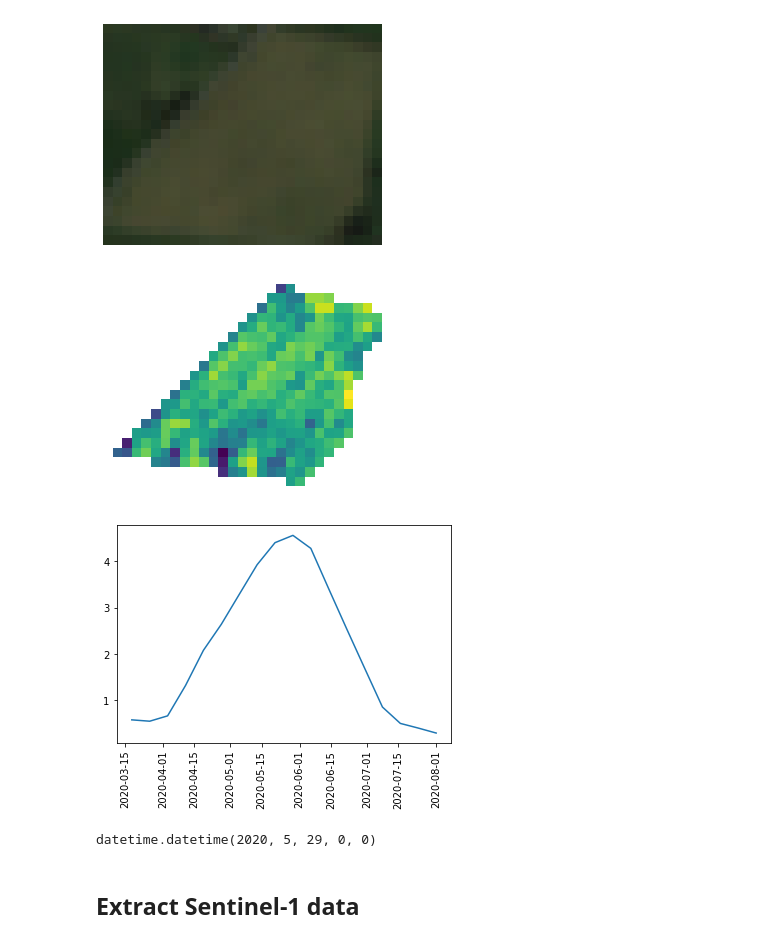
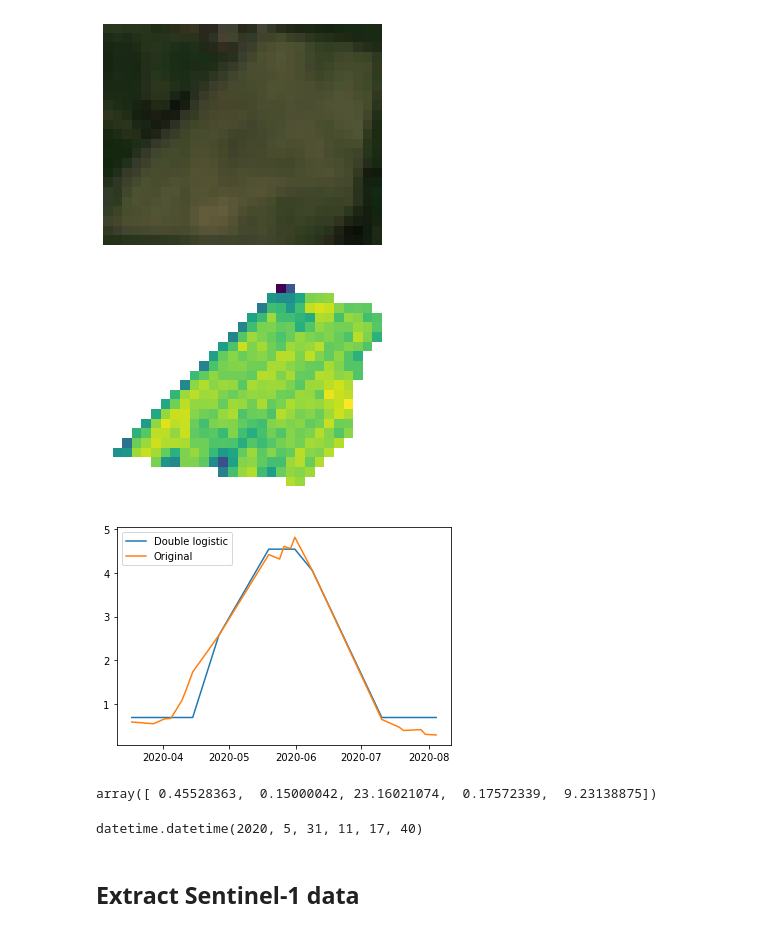
Before and after one commit to sentinel-hub/eo-learn-examples, a Jupyter notebook: eo-crops/examples/Sentinel data.ipynb, the cells around one changed output. Drawn from its saved outputs; the diff is of its cells as text; code cells hidden in the pictures.

```diff
--- a/eo-crops/examples/Sentinel data.ipynb
+++ b/eo-crops/examples/Sentinel data.ipynb
@@ -59,8 +60,7 @@ warnings.filterwarnings("ignore")
 patch = sentinel2.workflow_instructions_S2L2A(**kwargs,
                                               path_out = None, #you can specify here a path to save the EOPatch object
                                               coverage_predicate=0.5,
-                                              interpolation={'interpolate' : True,
-                                                             'period_length' : 8})  # you can add period_length in the dictionary to resample
+                                              interpolation={'interpolate' : True})  # you can add period_length in the dictionary to resample
 # %%
 #RGB
 plt.figure(figsize=(5, 5))
@@ -75,29 +75,42 @@ patch = masking.execute(patch, erosion = 1)
 # %%
 #NDVI
 plt.figure(figsize=(5, 5))
-plt.imshow(patch.data['NDVI'][15,].squeeze());
+plt.imshow(patch.data['NDVI'][10,].squeeze());
 plt.axis(False);
 plt.show()
 # %% [output]
-[figure, old version]
+[figure, new version]
 # %%
 #LAI Time Series from masked field
 variable = 'LAI'
+#Subset the time series between doy 30 and 260 => useful for double logistic smoothing
+curve_fit = preprocessing.CurveFitting(range_doy=(60, 300))
+doy, _ = curve_fit.get_doy_period(patch)
+ts_mean = curve_fit.get_time_series_profile(patch,feature=variable, feature_mask = 'MASK').flatten()
+fitted = curve_fit.execute(patch, feature=variable, feature_mask = 'MASK')
 
-stats_df = preprocessing.get_time_series_profile(feature_array = patch.data[variable],
-                                                 crop_mask = patch.mask_timeless['MASK'],
-                                                 function=np.nanmedian)
-
-plt.plot(patch.timestamp, stats_df)
-plt.xticks(rotation=90)
+plt.plot(patch.timestamp, fitted,  label='Double logistic')
+plt.plot(patch.timestamp, ts_mean, label='Original')
+plt.legend(loc='upper left')
 plt.show()
 # %% [output]
-[figure, old version]
+[figure, new version]
+# %%
+#Parameters from doubly logistic
+#α1 is seasonal minimum greenness
+#α2 is the seasonal amplitude
+#α3 controls the green-up rate
+#α4 is the green-up inflection point
+#α5 controls the mid-growing season greenness trajectory.
+
+curve_fit.params[2:]
+# %% [output]
+array([ 0.45528363,  0.15000042, 23.16021074,  0.17572339,  9.23138875])
 # %%
 #Peak of the season is at 31/05
-time_argmax = np.nanargmax(stats_df)
+time_argmax = np.nanargmax(ts_mean)
 patch.timestamp[time_argmax]
 # %% [output]
-datetime.datetime(2020, 5, 29, 0, 0)
+datetime.datetime(2020, 5, 31, 11, 17, 40)
 # %%
 #If you would like to save the data in .tif format (e.g. NDVI on the first date)
```
Also changed, not shown: parts of 10 cells of this notebook, 16 other files.
